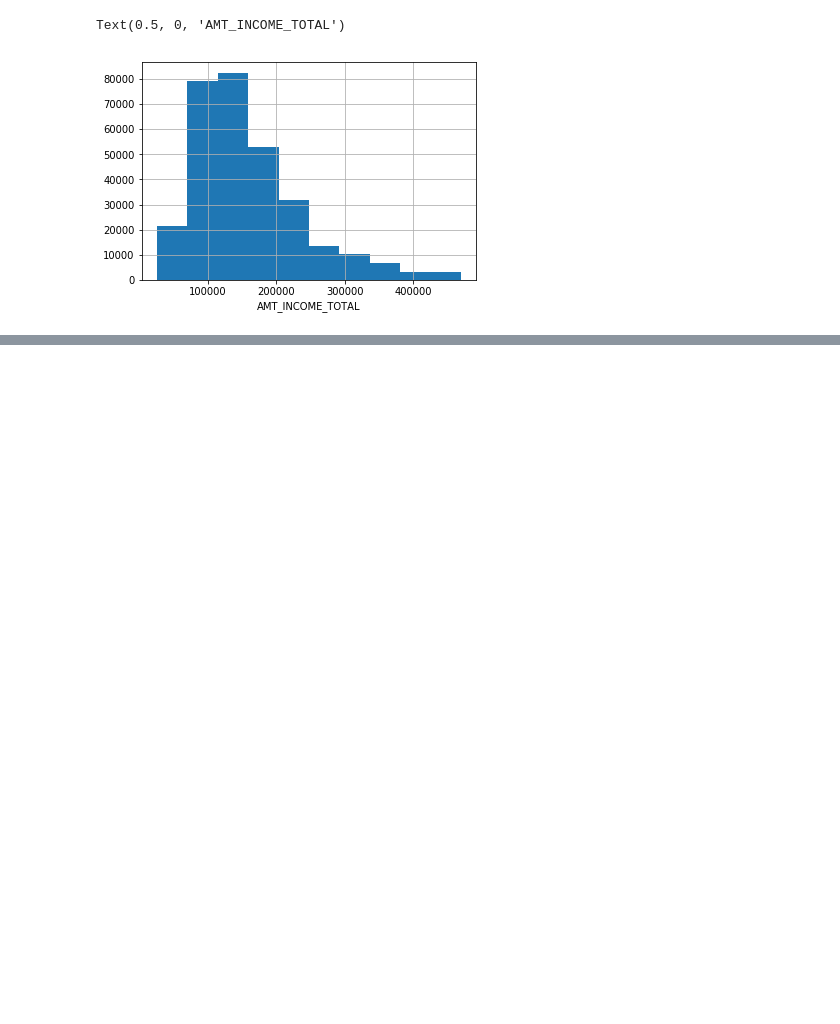
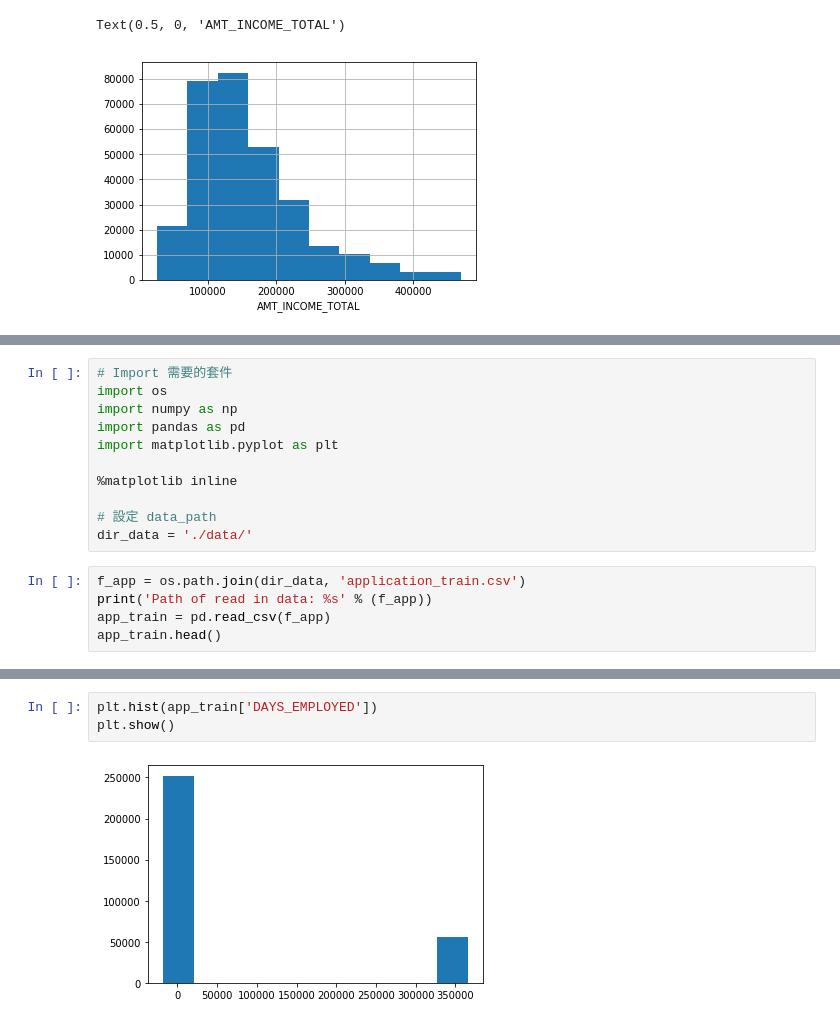
Before and after one commit to zzo30802/3rd-ML100Days, a Jupyter notebook: homework/ML_100Days_note.ipynb, the cells around one changed output, grey strips where cells are left out. Saved outputs shown, nothing was run; the diff lists cells and outputs as text; blank space fills up the shorter version.

```diff
--- a/homework/ML_100Days_note.ipynb
+++ b/homework/ML_100Days_note.ipynb
@@ -569,0 +573,16 @@ Text(0.5, 0, 'AMT_INCOME_TOTAL')
+# %%
+# Import 需要的套件
+import os
+import numpy as np
+import pandas as pd
+import matplotlib.pyplot as plt
+
+%matplotlib inline
+
+# 設定 data_path
+dir_data = './data/'
+# %%
+f_app = os.path.join(dir_data, 'application_train.csv')
+print('Path of read in data: %s' % (f_app))
+app_train = pd.read_csv(f_app)
+app_train.head()
@@ -569,0 +626,5 @@ Text(0.5, 0, 'AMT_INCOME_TOTAL')
+# %%
+plt.hist(app_train['DAYS_EMPLOYED'])
+plt.show()
+# %% [output]
+[figure, added]
```
Also changed, not shown: parts of 17 cells of this notebook.
